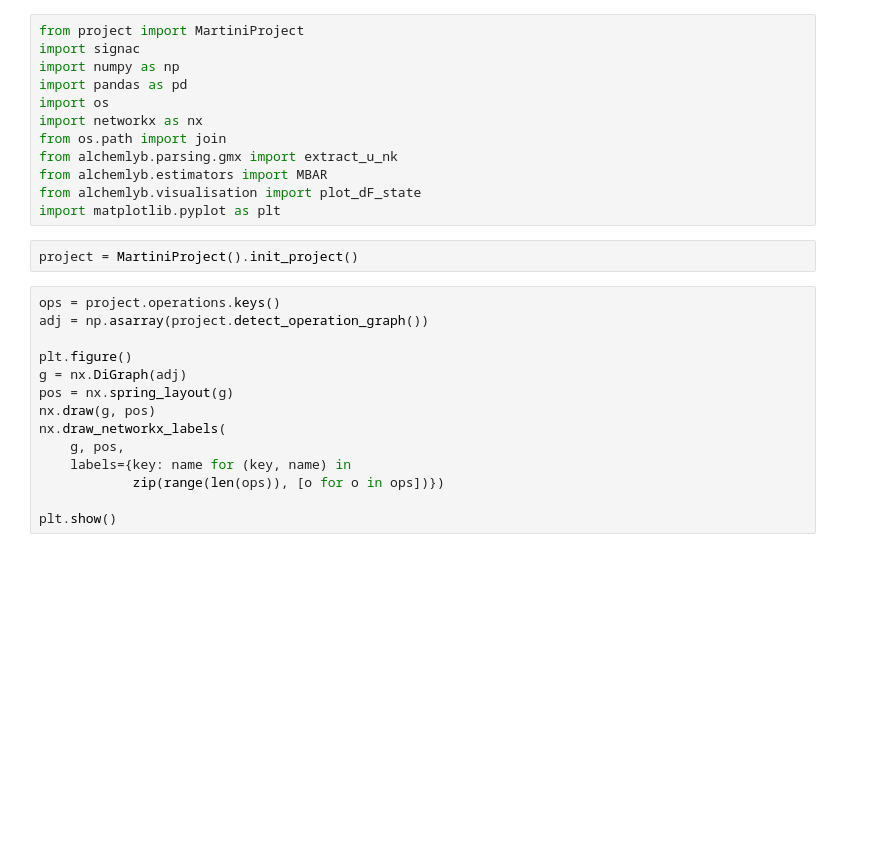
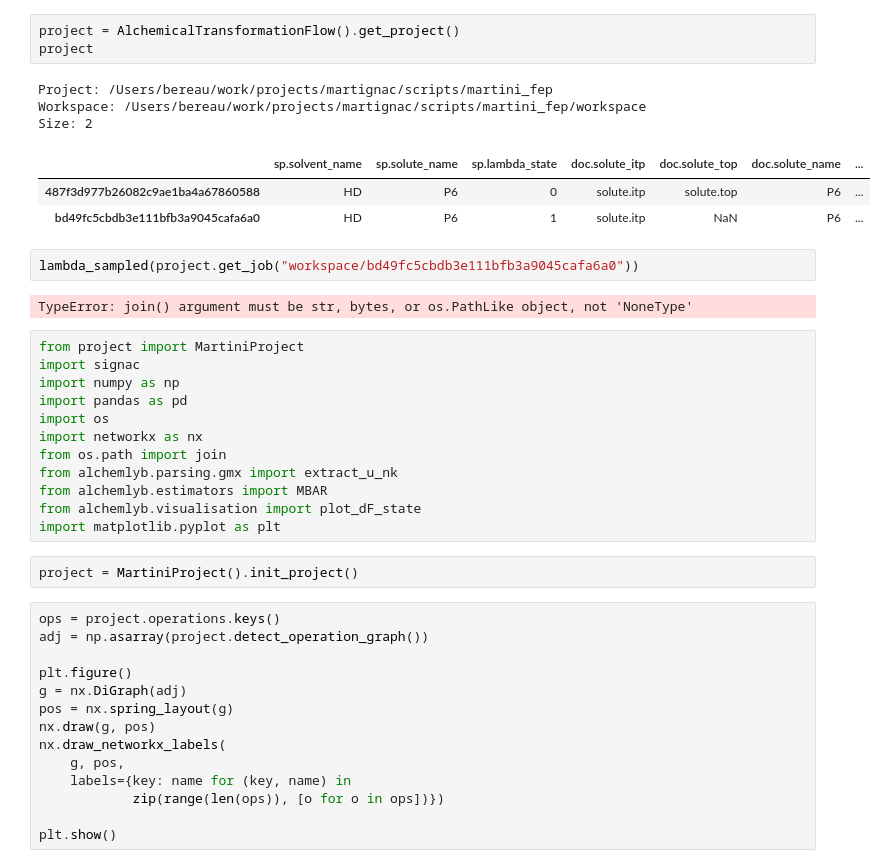
Before and after one commit to tbereau/martignac, a Jupyter notebook: scripts/martini_fep/analysis.ipynb, the cells around one changed output. Saved outputs shown, nothing was run; the diff lists cells and outputs as text; blank space fills up the shorter version.

```diff
--- a/scripts/martini_fep/analysis.ipynb
+++ b/scripts/martini_fep/analysis.ipynb
@@ -1,3 +20,17 @@
+# %%
+project = AlchemicalTransformationFlow().get_project()
+project
+# %% [output]
+Project: /Users/bereau/work/projects/martignac/scripts/martini_fep
+Workspace: /Users/bereau/work/projects/martignac/scripts/martini_fep/workspace
+Size: 2
+|  | sp.solvent_name | sp.solute_name | sp.lambda_state | doc.solute_itp | doc.solute_top | doc.solute_name | ... |
+| 487f3d977b26082c9ae1ba4a67860588 | HD | P6 | 0 | solute.itp | solute.top | P6 | ... |
+| bd49fc5cbdb3e111bfb3a9045cafa6a0 | HD | P6 | 1 | solute.itp | NaN | P6 | ... |
+# %%
+lambda_sampled(project.get_job("workspace/bd49fc5cbdb3e111bfb3a9045cafa6a0"))
+# %% [output]
+TypeError: join() argument must be str, bytes, or os.PathLike object, not 'NoneType'
 # %%
 from project import MartiniProject
 import signac
```
Also changed, not shown: parts of 1 cell of this notebook, 17 other files.
